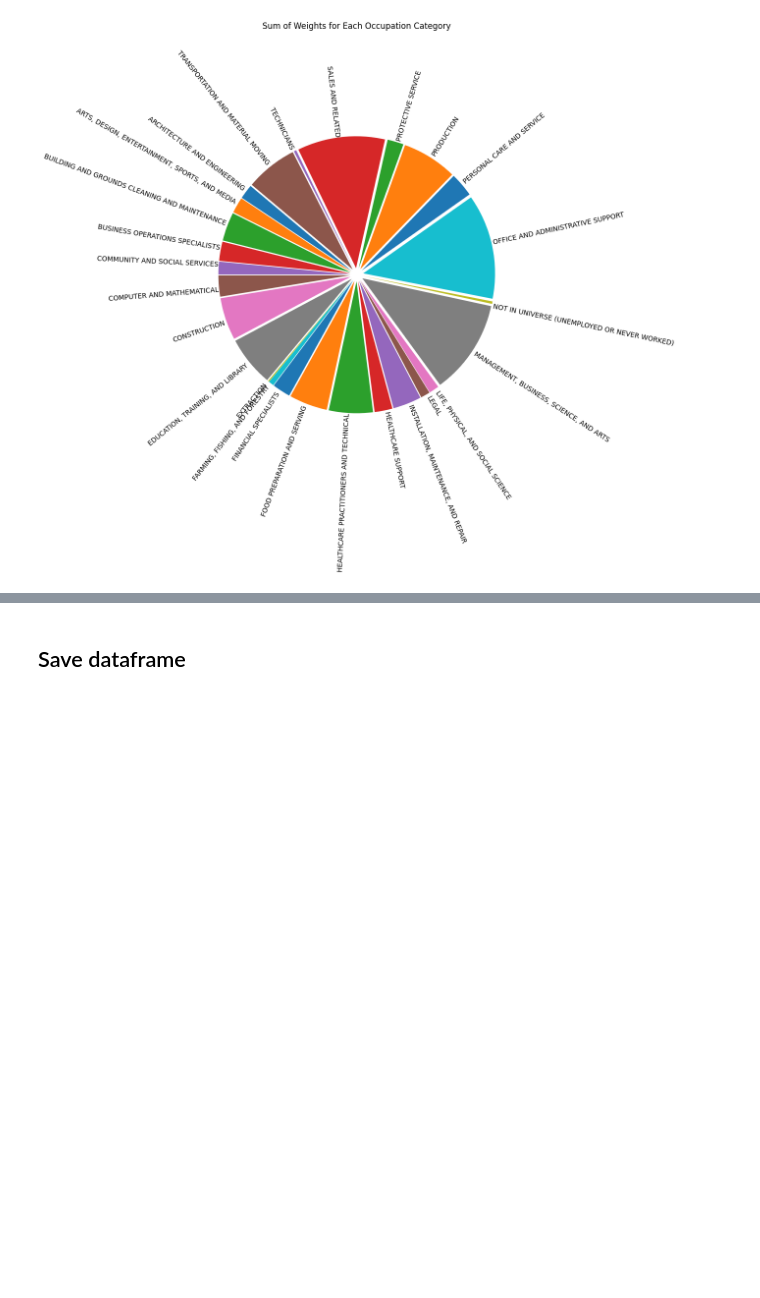
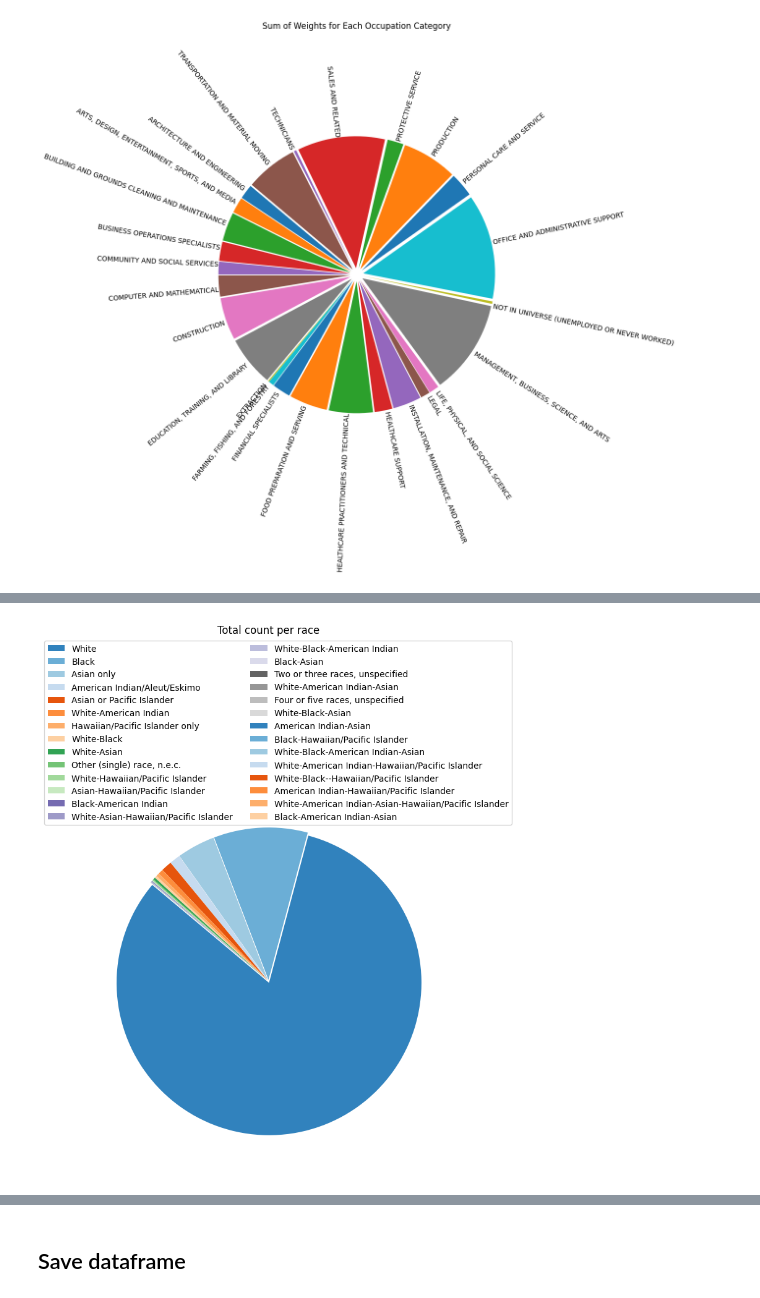
Before and after one commit to JuliaPutz/interdisciplinary_project, a Jupyter notebook: exploration/basic_exploration.ipynb, the cells around one changed output, grey strips where cells are left out. Drawn from its saved outputs; the diff is of its cells as text; code cells hidden in the pictures; blank space fills up the shorter version.

Commit message:
analyse race distribution and restructure race codes

```diff
--- a/exploration/basic_exploration.ipynb
+++ b/exploration/basic_exploration.ipynb
@@ -275,0 +282,37 @@ plt.show()
+# %%
+race_codes = pd.read_csv(race_occ_path, sep='                 ', header=None)
+race_codes.columns = ['RACE', 'race_title']
+# %%
+def race_distribution(df: pd.DataFrame, race_col: str, race_codes: pd.DataFrame) -> pd.DataFrame:
+    """ Calculate the total count and the weighted sum
+        per race and return results in a dataframe
+    """
+    counts = df[race_col].value_counts().rename_axis(race_col).reset_index(name='total_counts')
+    weights = df.groupby(race_col)['ASECWT'].sum().reset_index(race_col)
+
+    # merge weights and counts per race
+    dist = counts.merge(weights, on=race_col)
+
+    # add race titles
+    dist = dist.merge(race_codes, on=race_col, how='left')
+    dist = dist.reindex(['RACE','race_title','total_counts','ASECWT'], axis=1)
+
+    return dist
+# %%
+def plot_race_distribution(df: pd.DataFrame, weighed: bool, legend_x: float = 1.15, legend_y: float =.9, title_y: float = 1.4):
+    if weighed:
+        dist_col = 'ASECWT'
+        title = 'Weighed count per race'
+    else:
+        dist_col = 'total_counts'
+        title = 'Total count per race'
+
+    fig, ax = plt.subplots(figsize=(8, 8))
+    ax.pie(df[dist_col], #labels=race_counts["race_y"],
+            rotatelabels=True, labeldistance=1, explode=[0.01] * len(df['race_title']),
+            startangle=140, colors=plt.cm.tab20c.colors
+            )
+
+    ax.set_title(title, y = title_y)
+    ax.legend(df['race_title'], ncol=2, loc='lower right', bbox_to_anchor=(legend_x, legend_y))
+    plt.show()
@@ -275,0 +325,2 @@ plt.show()
+# %%
+race_dist = race_distribution(data_df, 'RACE', race_codes)
@@ -275,0 +347,4 @@ plt.show()
+# %%
+plot_race_distribution(race_dist, weighed=False)
+# %% [output]
+[figure, added]
```
Also changed, not shown: parts of 27 cells of this notebook.
